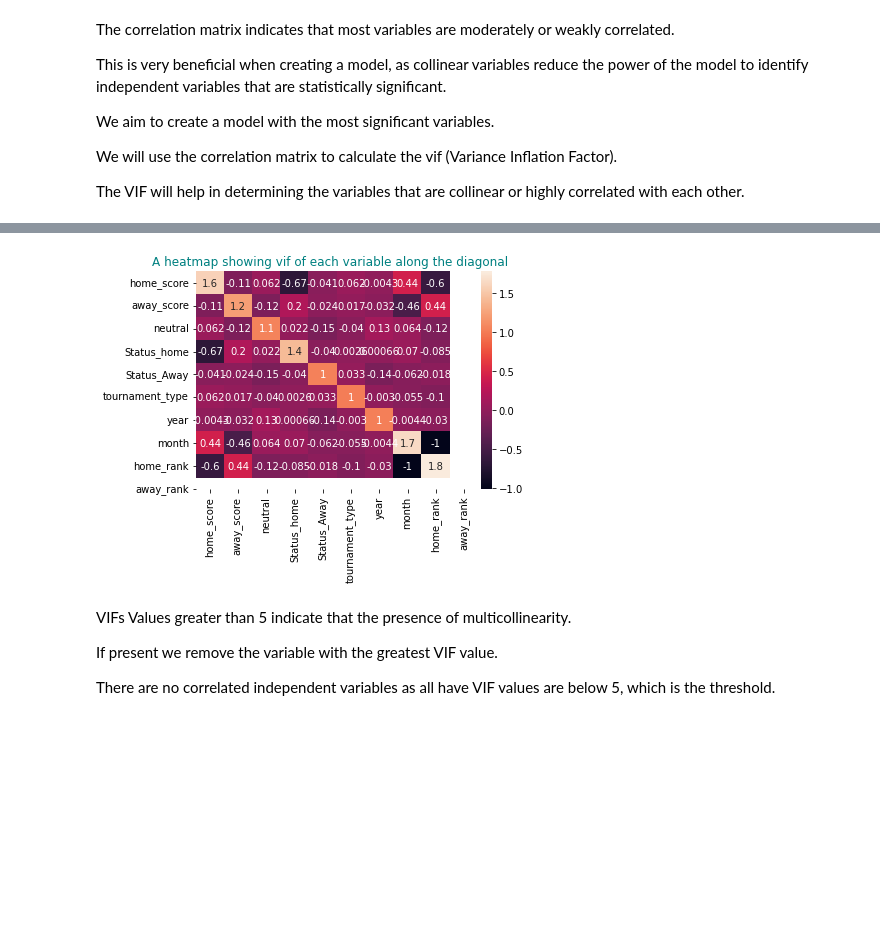
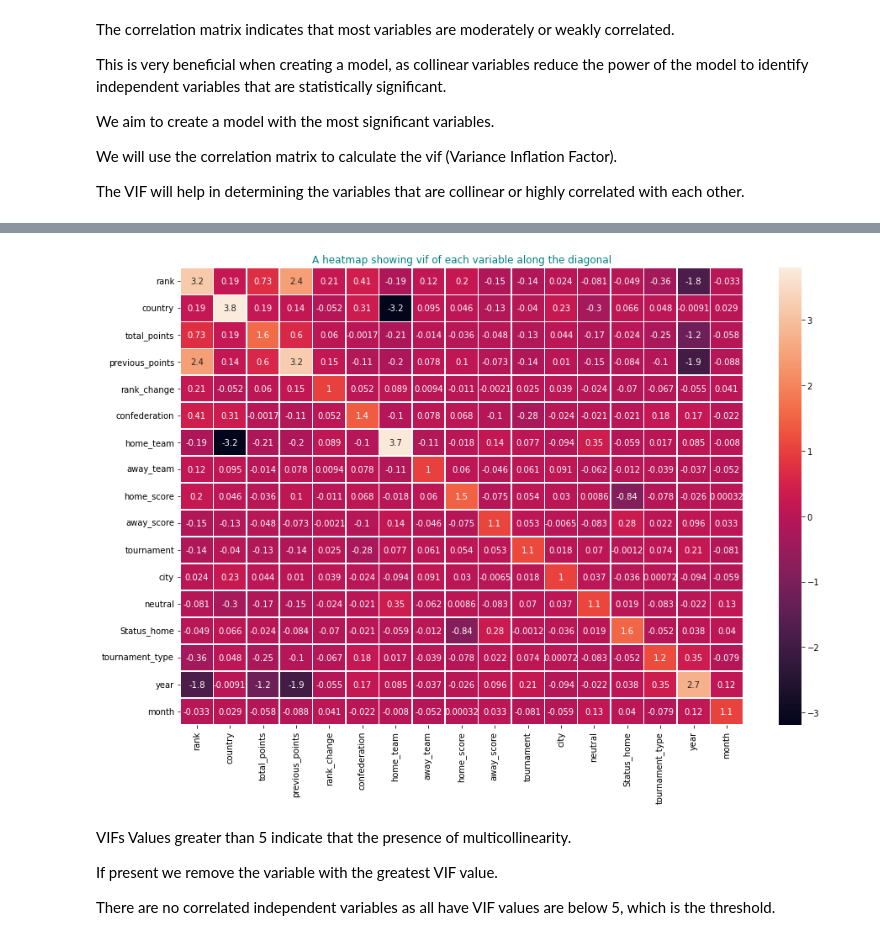
Before and after one commit to nangira/MchezoPesaLTD, a Jupyter notebook: Mchezo_Pesa.ipynb, the cells around one changed output, grey strips where cells are left out. Drawn from its saved outputs; the diff is of its cells as text; code cells hidden in the pictures; blank space fills up the shorter version.

```diff
--- a/Mchezo_Pesa.ipynb
+++ b/Mchezo_Pesa.ipynb
@@ -933,0 +763,4 @@ plt.show()
+# %%
+# Dropping unnecessary columns in the dataset
+
+df.drop(['date', 'goal_diff'], axis = 1, inplace = True)
@@ -933,0 +774,7 @@ plt.show()
+# %%
+
+# Encoding the categorical columns
+#
+from sklearn.preprocessing import LabelEncoder
+le = LabelEncoder()
+df_encoded = df.apply(le.fit_transform)
@@ -969,6 +867,6 @@ The home team is less likely to lose or draw in match.
 
 # Getting the pearson correation coefficient for each of the variables
 
-correlation = home_merged_encoded.corr()
+correlation = df_encoded.corr()
 correlation
 # %% [output]
@@ -999,7 +905,7 @@ The VIF will help in determining the variables that are collinear or highly corr
 #
 # This is calculated using linear algebra inverse function
 
-pd.DataFrame(np.linalg.inv(correlation.values), index = correlation.index, columns = correlation.columns)
-
+vif = pd.DataFrame(np.linalg.inv(correlation.values), index = correlation.index, columns = correlation.columns)
+vif
 # From the correlation matrix below there are no correlated independent variables as all have VIF below 5, which is the threshold
 # %% [output]
@@ -1016,15 +930,15 @@ pd.DataFrame(np.linalg.inv(correlation.values), index = correlation.index, colum
 # %%
 # Plotting a heat map to show the vif visually.
 # Using the seaborn library for visualization
 # Labeling the title
 # Displaying the chart
 
-vif = np.linalg.inv(correlation.values)
-sns.heatmap(vif, annot = True, xticklabels=['home_score' ,'away_score' ,'neutral', 'Status_home' , 'Status_Away' , 'tournament_type' , 'year', 'month' , 'home_rank' ,'away_rank'], yticklabels=['home_score' ,'away_score' ,'neutral', 'Status_home' , 'Status_Away' , 'tournament_type' , 'year', 'month' , 'home_rank' ,'away_rank'])
+fig, ax = plt.subplots(figsize=(15,10))
+sns.heatmap(vif, annot=True,  linewidths=.5, ax=ax)
 plt.title('A heatmap showing vif of each variable along the diagonal', color = 'teal' )
 plt.show()
 # %% [output]
-[figure, old version]
+[figure, new version]
 # %% [markdown]
 
 VIFs Values greater than 5 indicate that the presence of multicollinearity.
```
Also changed, not shown: parts of 119 cells of this notebook.
